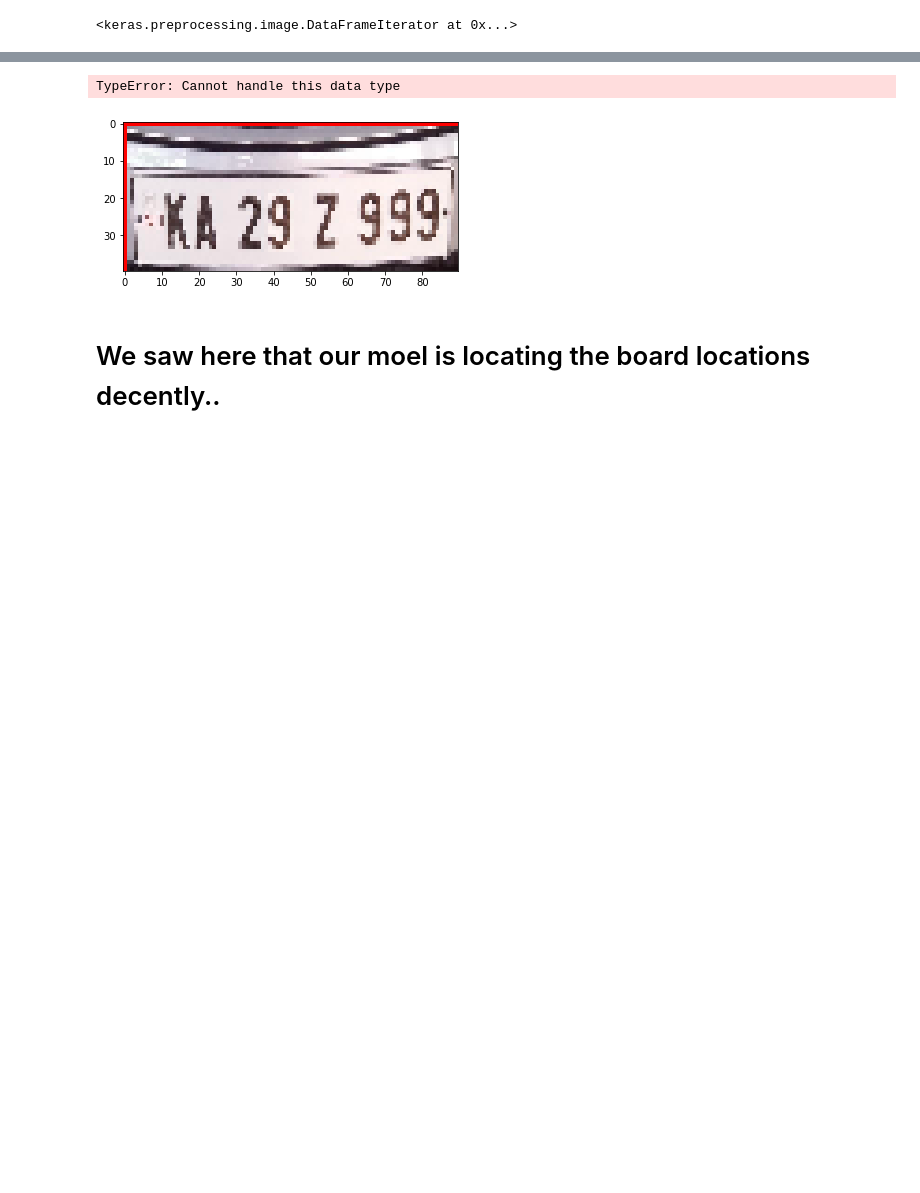
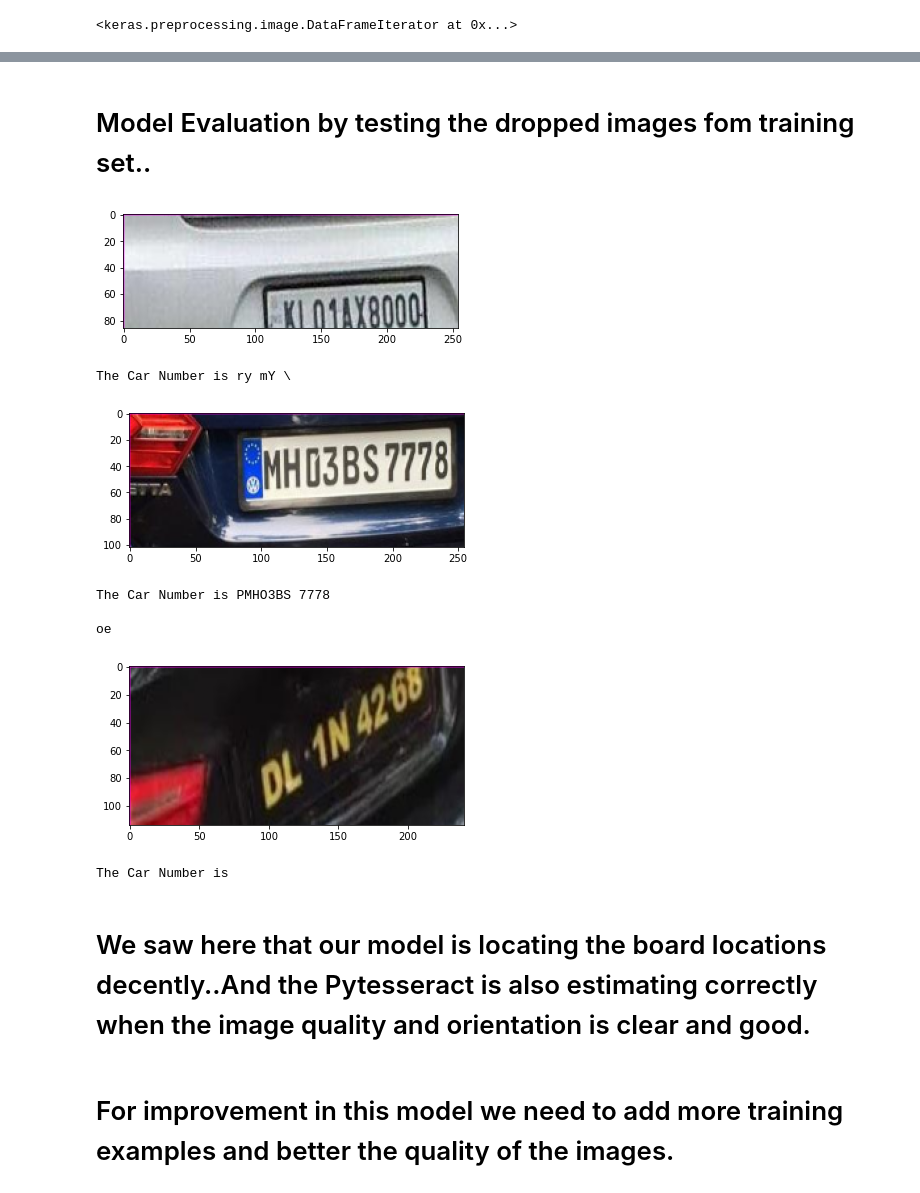
Before and after one commit to Rahul1582/Vehicle-Number-Plate-Detection, a Jupyter notebook: Number Plate Detection Deep Learning.ipynb, the cells around one changed output, grey strips where cells are left out. Saved outputs shown, nothing was run; the diff lists cells and outputs as text; code cells hidden in the pictures; blank space fills up the shorter version.

```diff
--- a/Number Plate Detection Deep Learning.ipynb
+++ b/Number Plate Detection Deep Learning.ipynb
@@ -396,28 +416,44 @@ import pytesseract
+# %% [markdown]
+# Model Evaluation by testing the dropped images fom training set..
 # %%
 for idx, row in new_data.iloc[drop_indices].iterrows():
 
     img = cv2.resize(cv2.imread("Number Plates/" + row['img_name']) / 255.0, dsize=(width,height))
     y_hat = model.predict(img.reshape(1, width,height, 3)).reshape(-1) * width
 
     xt, yt = y_hat[0], y_hat[1]
     xb, yb = y_hat[2], y_hat[3]
 
     img = cv2.cvtColor(img.astype(np.float32),cv2.COLOR_BGR2RGB)
-    image = cv2.rectangle(img, (xt, yt), (xb, yb), (0,0,255), 1)
+    image = cv2.rectangle(img, (xt, yt), (xb, yb), (255,0,255), 1)
 
     clone = image.copy()
+
+    # Cropping the predicted reactangle region into a new image
     crop_img = clone[int(yt):int(yb),int(xt):int(xb)]
-    RGB = cv2.cvtColor(crop_img, cv2.COLOR_BGR2RGB)
-    plt.imshow(RGB)
+
+    plt.imshow(crop_img)
+    im = Image.fromarray((crop_img * 255).astype(np.uint8))
 
 #     plt.imshow(crop_img)
 
-    ## Detecting Car Number
-    car_number = pytesseract.image_to_string(RGB, lang="eng")
-    print(car_number)
+
+
     plt.show()
+    ## Detecting Car Number using pytesseract
+    car_number = pytesseract.image_to_string(im, lang="eng")
+
+    print("The Car Number is",car_number)
 # %% [output]
+[figure, new version]
-TypeError: Cannot handle this data type
+The Car Number is ry mY \
-[figure, old version]
+[figure, added]
+The Car Number is PMHO3BS 7778
+
+oe
+[figure, added]
+The Car Number is
 # %% [markdown]
-# We saw here that our moel is locating the board locations decently..
+# We saw here that our model is locating the board locations decently..And the Pytesseract is also estimating correctly when the image quality and orientation is clear and good.
+# %% [markdown]
+# For improvement in this model we need to add more training examples and better the quality of the images.
```
Also changed, not shown: parts of 26 cells of this notebook.
